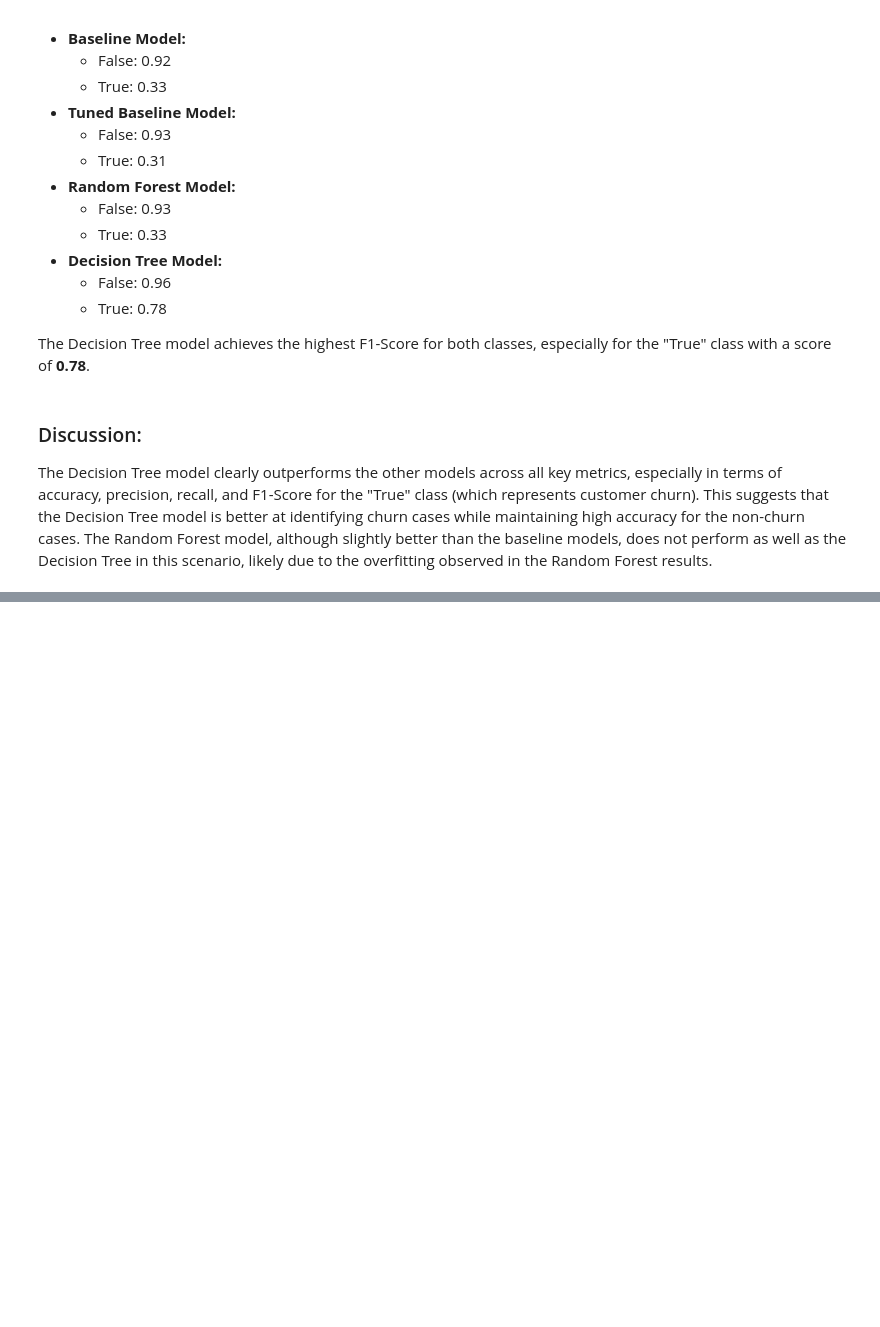
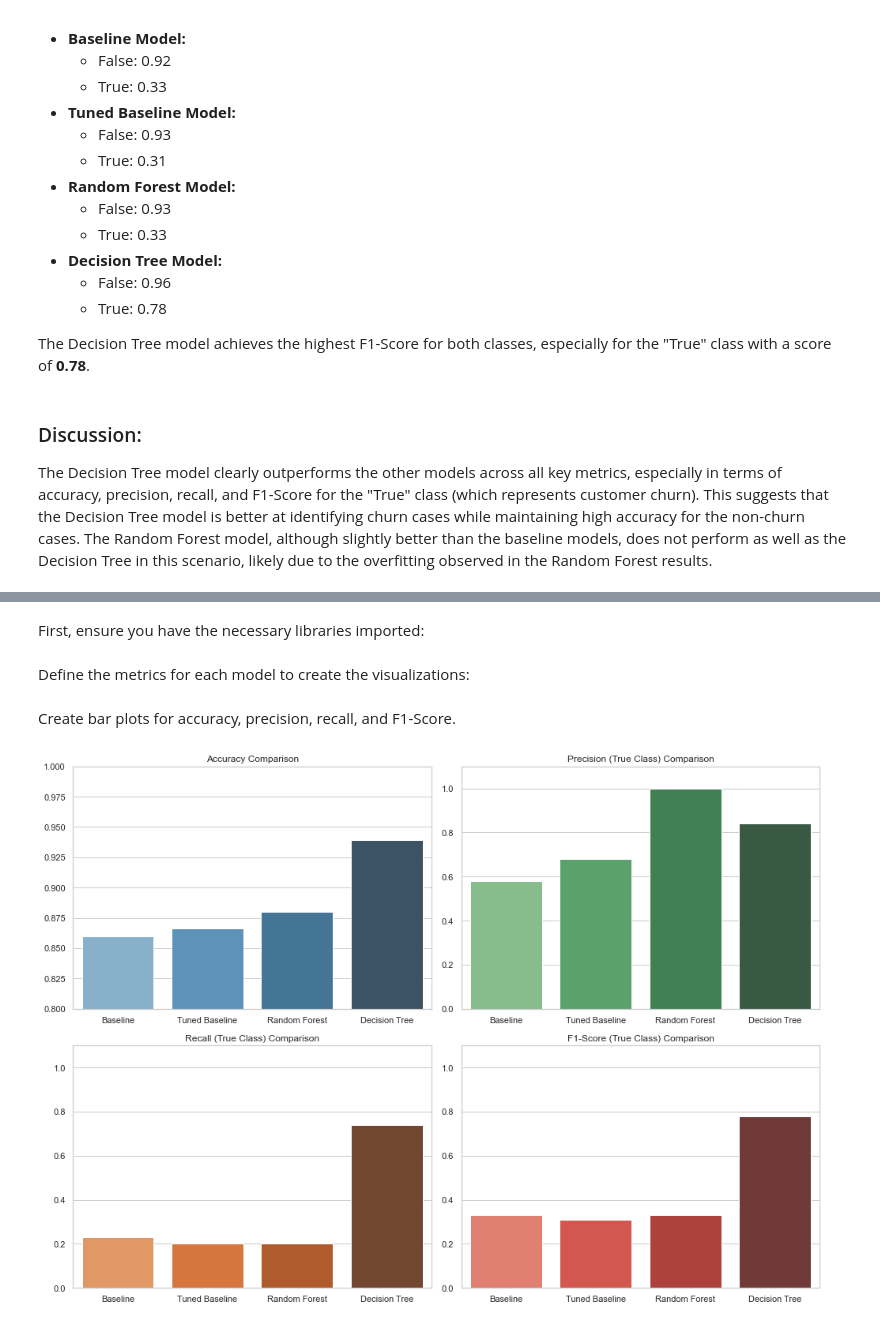
Before and after one commit to festus47/SyriaTel-Customer-Churn-Prediction, a Jupyter notebook: Presentable Notebook.ipynb, the cells around one changed output, grey strips where cells are left out. Saved outputs shown, nothing was run; the diff lists cells and outputs as text; code cells hidden in the pictures; blank space fills up the shorter version.

```diff
--- a/Presentable Notebook.ipynb
+++ b/Presentable Notebook.ipynb
@@ -749,0 +750,2 @@ ss
+# %% [markdown]
+First, ensure you have the necessary libraries imported:
@@ -749,0 +756,51 @@ ss
+# %% [markdown]
+Define the metrics for each model to create the visualizations:
+# %%
+# Define model names
+models = ['Baseline', 'Tuned Baseline', 'Random Forest', 'Decision Tree']
+
+# Define accuracy for each model
+accuracy = [0.8600, 0.8663, 0.8802, 0.9393]
+
+# Define precision for 'True' class for each model
+precision_true = [0.58, 0.68, 1.00, 0.84]
+
+# Define recall for 'True' class for each model
+recall_true = [0.23, 0.20, 0.20, 0.74]
+
+# Define F1-Score for 'True' class for each model
+f1_true = [0.33, 0.31, 0.33, 0.78]
+# %% [markdown]
+Create bar plots for accuracy, precision, recall, and F1-Score.
+# %%
+# Set plot style
+sns.set(style="whitegrid")
+
+# Create subplots
+fig, axs = plt.subplots(2, 2, figsize=(14, 10))
+
+# Accuracy plot
+sns.barplot(x=models, y=accuracy, ax=axs[0, 0], palette="Blues_d")
+axs[0, 0].set_title('Accuracy Comparison')
+axs[0, 0].set_ylim(0.8, 1.0)
+
+# Precision plot (True class)
+sns.barplot(x=models, y=precision_true, ax=axs[0, 1], palette="Greens_d")
+axs[0, 1].set_title('Precision (True Class) Comparison')
+axs[0, 1].set_ylim(0.0, 1.1)
+
+# Recall plot (True class)
+sns.barplot(x=models, y=recall_true, ax=axs[1, 0], palette="Oranges_d")
+axs[1, 0].set_title('Recall (True Class) Comparison')
+axs[1, 0].set_ylim(0.0, 1.1)
+
+# F1-Score plot (True class)
+sns.barplot(x=models, y=f1_true, ax=axs[1, 1], palette="Reds_d")
+axs[1, 1].set_title('F1-Score (True Class) Comparison')
+axs[1, 1].set_ylim(0.0, 1.1)
+
+# Adjust the layout
+plt.tight_layout()
+plt.show()
+# %% [output]
+[figure, added]
```
Also changed, not shown: parts of 21 cells of this notebook.
